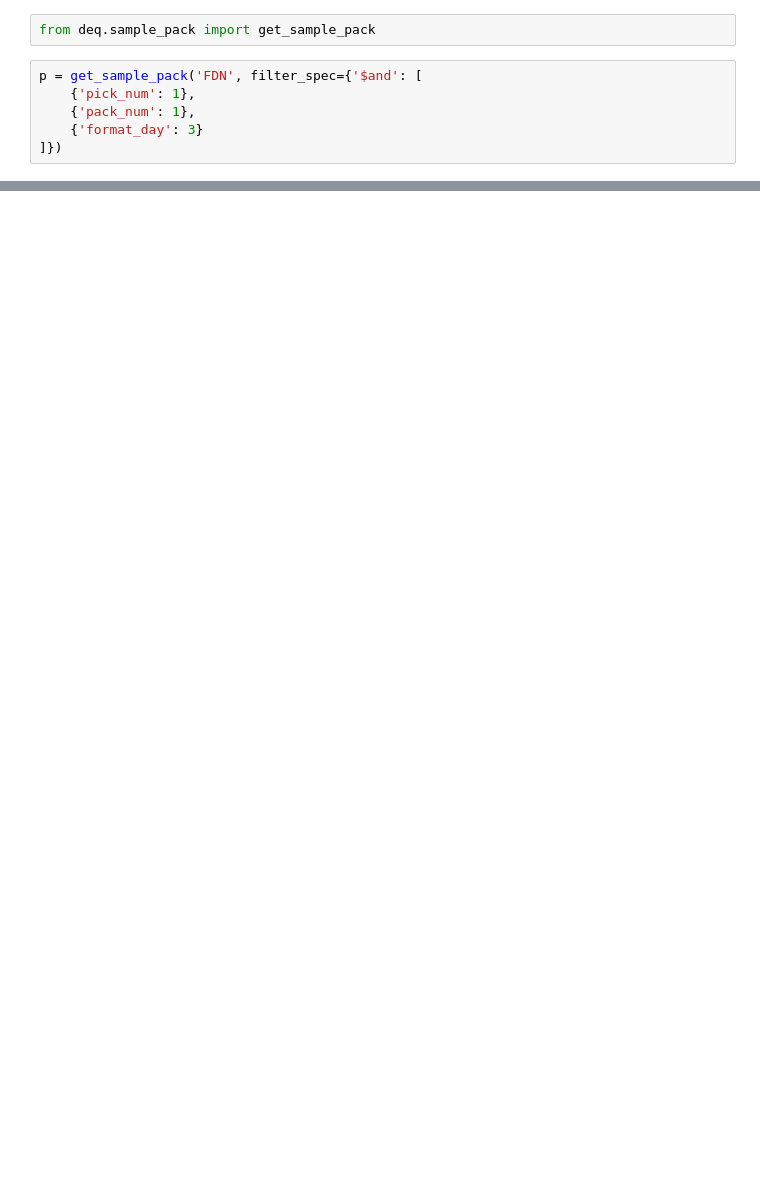
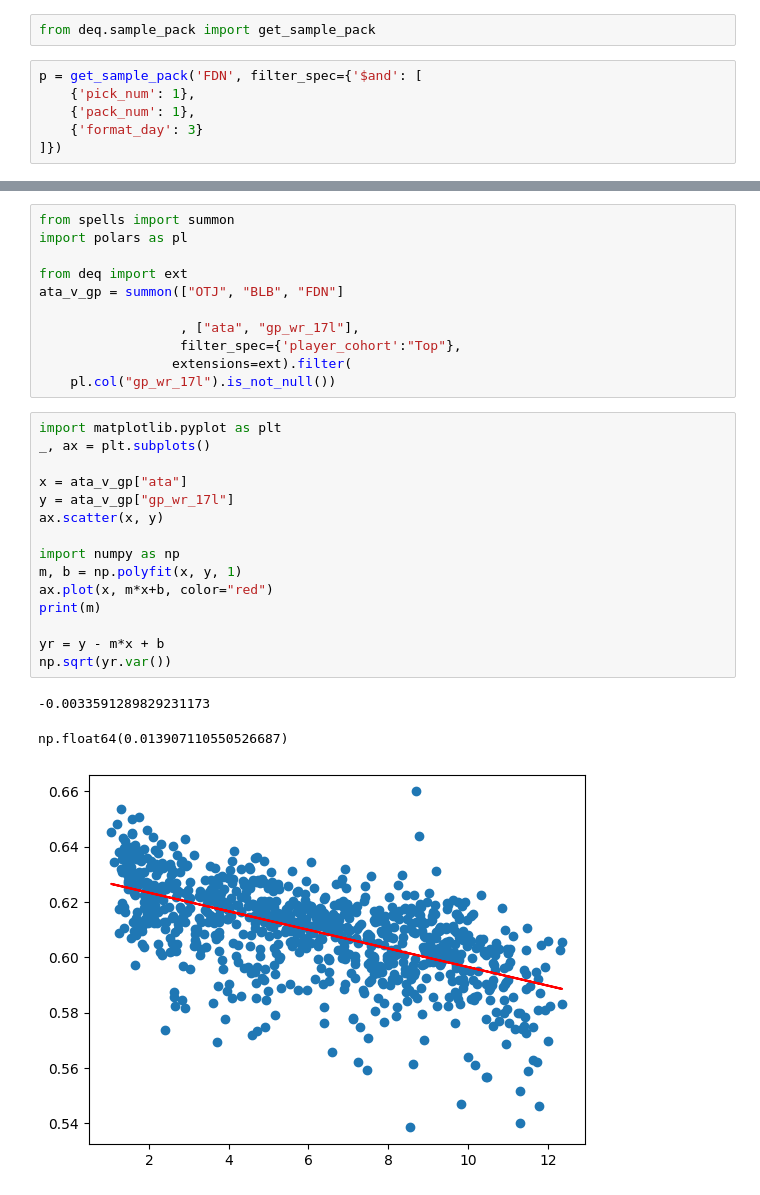
Before and after one commit to oelarnes/deq, a Jupyter notebook: docs/sample-pack.ipynb, the cells around one changed output, grey strips where cells are left out. Saved outputs shown, nothing was run; the diff lists cells and outputs as text; blank space fills up the shorter version.

```diff
--- a/docs/sample-pack.ipynb
+++ b/docs/sample-pack.ipynb
@@ -11,3 +11,33 @@ from IPython.display import HTML
 HTML(p.to_html())
 # %% [output]
 [interactive output not drawn]
+# %%
+from spells import summon
+import polars as pl
+
+from deq import ext
+ata_v_gp = summon(["OTJ", "BLB", "FDN"]
+
+                  , ["ata", "gp_wr_17l"],
+                  filter_spec={'player_cohort':"Top"},
+                 extensions=ext).filter(
+    pl.col("gp_wr_17l").is_not_null())
+# %%
+import matplotlib.pyplot as plt
+_, ax = plt.subplots()
+
+x = ata_v_gp["ata"]
+y = ata_v_gp["gp_wr_17l"]
+ax.scatter(x, y)
+
+import numpy as np
+m, b = np.polyfit(x, y, 1)
+ax.plot(x, m*x+b, color="red")
+print(m)
+
+yr = y - m*x + b
+np.sqrt(yr.var())
+# %% [output]
+-0.0033591289829231173
+np.float64(0.013907110550526687)
+[figure, added]
```
Also changed, not shown: 1 other file.
